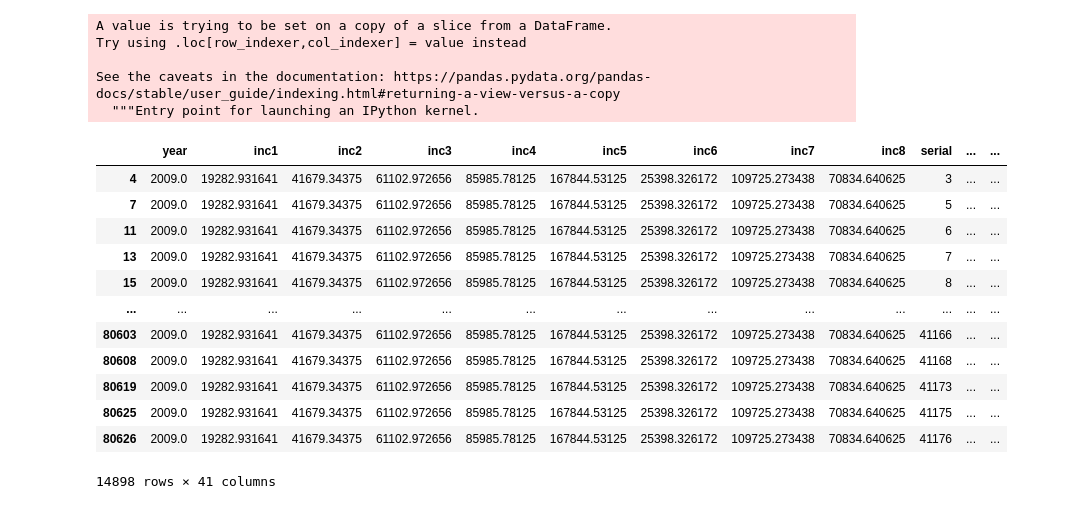
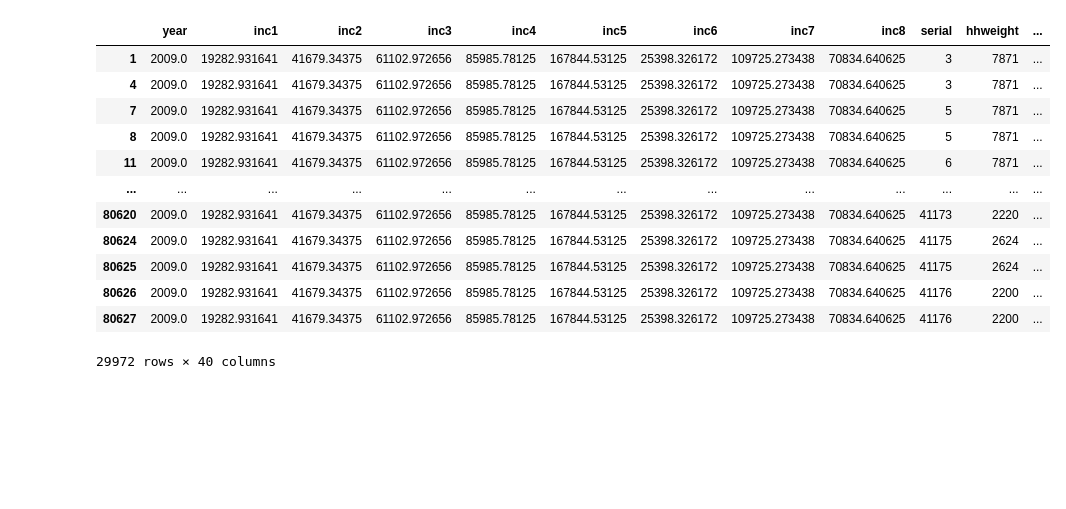
Before and after one commit to ellenrlasko/PS-88-21-DEV, a Jupyter notebook: lab/aaronfolder/masteringMetricsSW.ipynb, the cells around one changed output. Drawn from its saved outputs; the diff is of its cells as text; code cells hidden in the pictures; blank space fills up the shorter version.

```diff
--- a/lab/aaronfolder/masteringMetricsSW.ipynb
+++ b/lab/aaronfolder/masteringMetricsSW.ipynb
@@ -10,8 +10,10 @@ plt.style.use('fivethirtyeight')
 sns.set()
 sns.set_context("talk")
 %matplotlib inline
+pd.set_option('display.max_columns', None)
 # %%
-data_string=r"C:\Users\am513\PS-88-21-DEV\lab\aaronfolder\DSUS\Data\NHIS2009_clean.dta"
+data_string=r"C:\Users\am513\PS-88-21-DEV\lab\aaronfolder\NHIS2009_clean.dta"
+df_og=pd.read_stata(data_string, convert_missing=True)
 df=pd.read_stata(data_string)
-df
+df;
 #df.to_csv("NHIS2009_clean.csv")
@@ -47 +20,18 @@ df.astype({'marradult': 'float64'}).dtypes;
+# %%
+df_og2=df_og.query("marradult == 1 & perweight != 0")
+df_og2
+# %% [output]
+|  | year | inc1 | inc2 | inc3 | inc4 | inc5 | inc6 | inc7 | inc8 | serial | hhweight | ... |
+| 1 | 2009.0 | 19282.931641 | 41679.34375 | 61102.972656 | 85985.78125 | 167844.53125 | 25398.326172 | 109725.273438 | 70834.640625 | 3 | 7871 | ... |
+| 4 | 2009.0 | 19282.931641 | 41679.34375 | 61102.972656 | 85985.78125 | 167844.53125 | 25398.326172 | 109725.273438 | 70834.640625 | 3 | 7871 | ... |
+| 7 | 2009.0 | 19282.931641 | 41679.34375 | 61102.972656 | 85985.78125 | 167844.53125 | 25398.326172 | 109725.273438 | 70834.640625 | 5 | 7871 | ... |
+| 8 | 2009.0 | 19282.931641 | 41679.34375 | 61102.972656 | 85985.78125 | 167844.53125 | 25398.326172 | 109725.273438 | 70834.640625 | 5 | 7871 | ... |
+| 11 | 2009.0 | 19282.931641 | 41679.34375 | 61102.972656 | 85985.78125 | 167844.53125 | 25398.326172 | 109725.273438 | 70834.640625 | 6 | 7871 | ... |
+| ... | ... | ... | ... | ... | ... | ... | ... | ... | ... | ... | ... | ... |
+| 80620 | 2009.0 | 19282.931641 | 41679.34375 | 61102.972656 | 85985.78125 | 167844.53125 | 25398.326172 | 109725.273438 | 70834.640625 | 41173 | 2220 | ... |
+| 80624 | 2009.0 | 19282.931641 | 41679.34375 | 61102.972656 | 85985.78125 | 167844.53125 | 25398.326172 | 109725.273438 | 70834.640625 | 41175 | 2624 | ... |
+| 80625 | 2009.0 | 19282.931641 | 41679.34375 | 61102.972656 | 85985.78125 | 167844.53125 | 25398.326172 | 109725.273438 | 70834.640625 | 41175 | 2624 | ... |
+| 80626 | 2009.0 | 19282.931641 | 41679.34375 | 61102.972656 | 85985.78125 | 167844.53125 | 25398.326172 | 109725.273438 | 70834.640625 | 41176 | 2200 | ... |
+| 80627 | 2009.0 | 19282.931641 | 41679.34375 | 61102.972656 | 85985.78125 | 167844.53125 | 25398.326172 | 109725.273438 | 70834.640625 | 41176 | 2200 | ... |
+29972 rows × 40 columns
 # %%
@@ -49,9 +39,0 @@ df2=df.query("marradult==1 & perweight!=0") #keep if marradult==1 & perweight!=0
-# %%
-df2["hi_hsb"]=df2[["hi_hsb1"]].mean(axis=1) #by serial: egen hi_hsb = mean(hi_hsb1) \ keep if hi_hsb!=. & hi!=.
-df3=df2.dropna(subset=["hi_hsb","hi"])
-# %% [output]
-A value is trying to be set on a copy of a slice from a DataFrame.
-Try using .loc[row_indexer,col_indexer] = value instead
-
-See the caveats in the documentation: https://pandas.pydata.org/pandas-docs/stable/user_guide/indexing.html#returning-a-view-versus-a-copy
-  """Entry point for launching an IPython kernel.
@@ -62,16 +39,0 @@ df4=df3.replace("85 (1968 and 1997 forward: 85+)",85) #age 85 was actually "85 (
-# %%
-df4.astype({'age': 'int'})
-# %% [output]
-|  | year | inc1 | inc2 | inc3 | inc4 | inc5 | inc6 | inc7 | inc8 | serial | ... | ... |
-| 4 | 2009.0 | 19282.931641 | 41679.34375 | 61102.972656 | 85985.78125 | 167844.53125 | 25398.326172 | 109725.273438 | 70834.640625 | 3 | ... | ... |
-| 7 | 2009.0 | 19282.931641 | 41679.34375 | 61102.972656 | 85985.78125 | 167844.53125 | 25398.326172 | 109725.273438 | 70834.640625 | 5 | ... | ... |
-| 11 | 2009.0 | 19282.931641 | 41679.34375 | 61102.972656 | 85985.78125 | 167844.53125 | 25398.326172 | 109725.273438 | 70834.640625 | 6 | ... | ... |
-| 13 | 2009.0 | 19282.931641 | 41679.34375 | 61102.972656 | 85985.78125 | 167844.53125 | 25398.326172 | 109725.273438 | 70834.640625 | 7 | ... | ... |
-| 15 | 2009.0 | 19282.931641 | 41679.34375 | 61102.972656 | 85985.78125 | 167844.53125 | 25398.326172 | 109725.273438 | 70834.640625 | 8 | ... | ... |
-| ... | ... | ... | ... | ... | ... | ... | ... | ... | ... | ... | ... | ... |
-| 80603 | 2009.0 | 19282.931641 | 41679.34375 | 61102.972656 | 85985.78125 | 167844.53125 | 25398.326172 | 109725.273438 | 70834.640625 | 41166 | ... | ... |
-| 80608 | 2009.0 | 19282.931641 | 41679.34375 | 61102.972656 | 85985.78125 | 167844.53125 | 25398.326172 | 109725.273438 | 70834.640625 | 41168 | ... | ... |
-| 80619 | 2009.0 | 19282.931641 | 41679.34375 | 61102.972656 | 85985.78125 | 167844.53125 | 25398.326172 | 109725.273438 | 70834.640625 | 41173 | ... | ... |
-| 80625 | 2009.0 | 19282.931641 | 41679.34375 | 61102.972656 | 85985.78125 | 167844.53125 | 25398.326172 | 109725.273438 | 70834.640625 | 41175 | ... | ... |
-| 80626 | 2009.0 | 19282.931641 | 41679.34375 | 61102.972656 | 85985.78125 | 167844.53125 | 25398.326172 | 109725.273438 | 70834.640625 | 41176 | ... | ... |
-14898 rows × 41 columns
```
Also changed, not shown: parts of 18 cells of this notebook.
